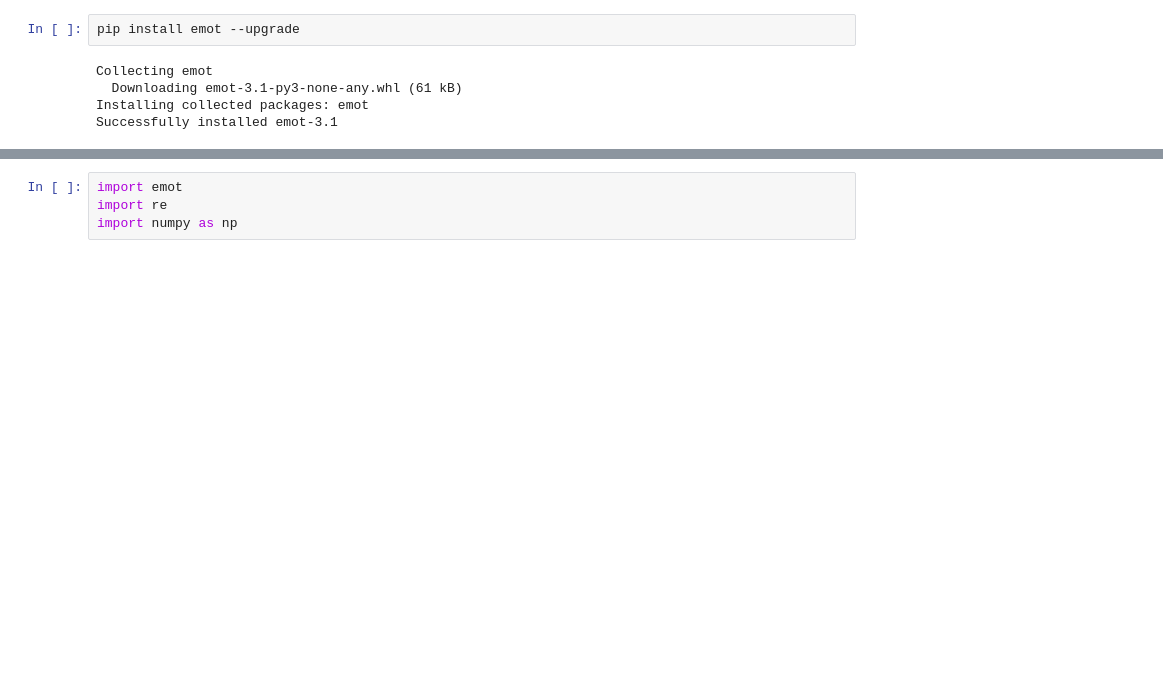
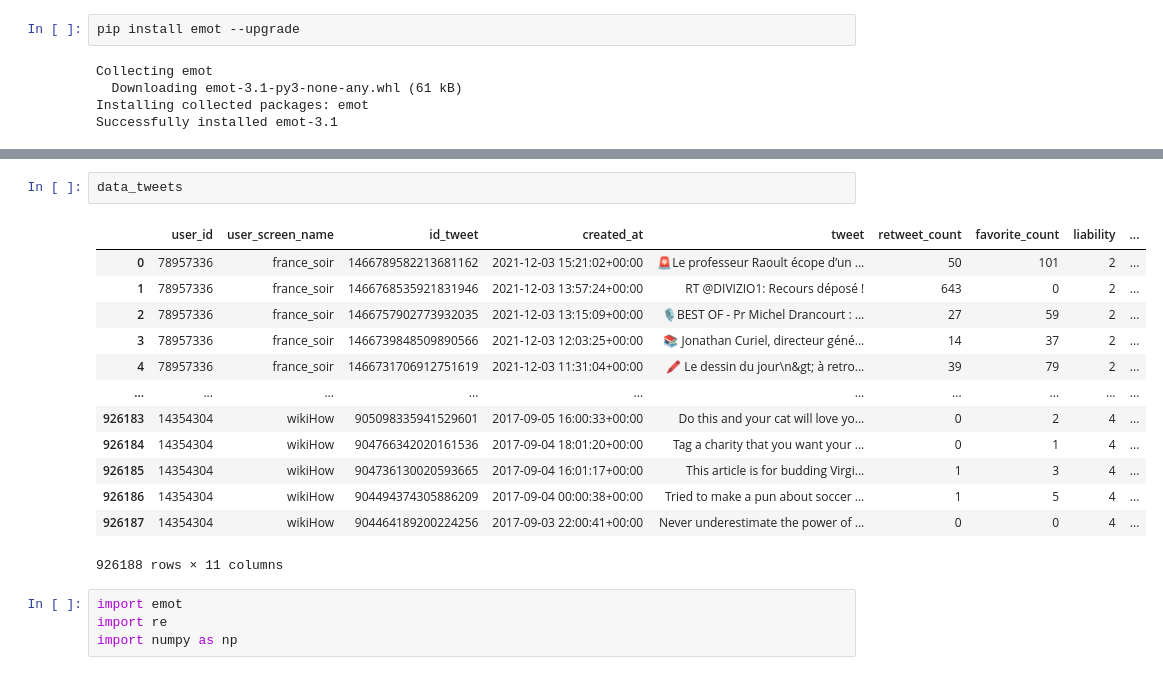
Before and after one commit to anjunjin/PFE-ING3-IA, a Jupyter notebook: Nettoyages_des_tweets.ipynb, the cells around one changed output, grey strips where cells are left out. Saved outputs shown, nothing was run; the diff lists cells and outputs as text; blank space fills up the shorter version.

```diff
--- a/Nettoyages_des_tweets.ipynb
+++ b/Nettoyages_des_tweets.ipynb
@@ -37,3 +38,19 @@ Mounted at /content/drive
+# %%
+data_tweets
+# %% [output]
+|  | user_id | user_screen_name | id_tweet | created_at | tweet | retweet_count | favorite_count | liability | ... |
+| 0 | 78957336 | france_soir | 1466789582213681162 | 2021-12-03 15:21:02+00:00 | 🚨Le professeur Raoult écope d’un ... | 50 | 101 | 2 | ... |
+| 1 | 78957336 | france_soir | 1466768535921831946 | 2021-12-03 13:57:24+00:00 | RT @DIVIZIO1: Recours déposé ! | 643 | 0 | 2 | ... |
+| 2 | 78957336 | france_soir | 1466757902773932035 | 2021-12-03 13:15:09+00:00 | 🎙BEST OF - Pr Michel Drancourt : ... | 27 | 59 | 2 | ... |
+| 3 | 78957336 | france_soir | 1466739848509890566 | 2021-12-03 12:03:25+00:00 | 📚 Jonathan Curiel, directeur géné... | 14 | 37 | 2 | ... |
+| 4 | 78957336 | france_soir | 1466731706912751619 | 2021-12-03 11:31:04+00:00 | 🖍 Le dessin du jour\n&gt; à retro... | 39 | 79 | 2 | ... |
+| ... | ... | ... | ... | ... | ... | ... | ... | ... | ... |
+| 926183 | 14354304 | wikiHow | 905098335941529601 | 2017-09-05 16:00:33+00:00 | Do this and your cat will love yo... | 0 | 2 | 4 | ... |
+| 926184 | 14354304 | wikiHow | 904766342020161536 | 2017-09-04 18:01:20+00:00 | Tag a charity that you want your ... | 0 | 1 | 4 | ... |
+| 926185 | 14354304 | wikiHow | 904736130020593665 | 2017-09-04 16:01:17+00:00 | This article is for budding Virgi... | 1 | 3 | 4 | ... |
+| 926186 | 14354304 | wikiHow | 904494374305886209 | 2017-09-04 00:00:38+00:00 | Tried to make a pun about soccer ... | 1 | 5 | 4 | ... |
+| 926187 | 14354304 | wikiHow | 904464189200224256 | 2017-09-03 22:00:41+00:00 | Never underestimate the power of ... | 0 | 0 | 4 | ... |
+926188 rows × 11 columns
 # %%
 import emot
 import re
```
Also changed, not shown: parts of 19 cells of this notebook.
